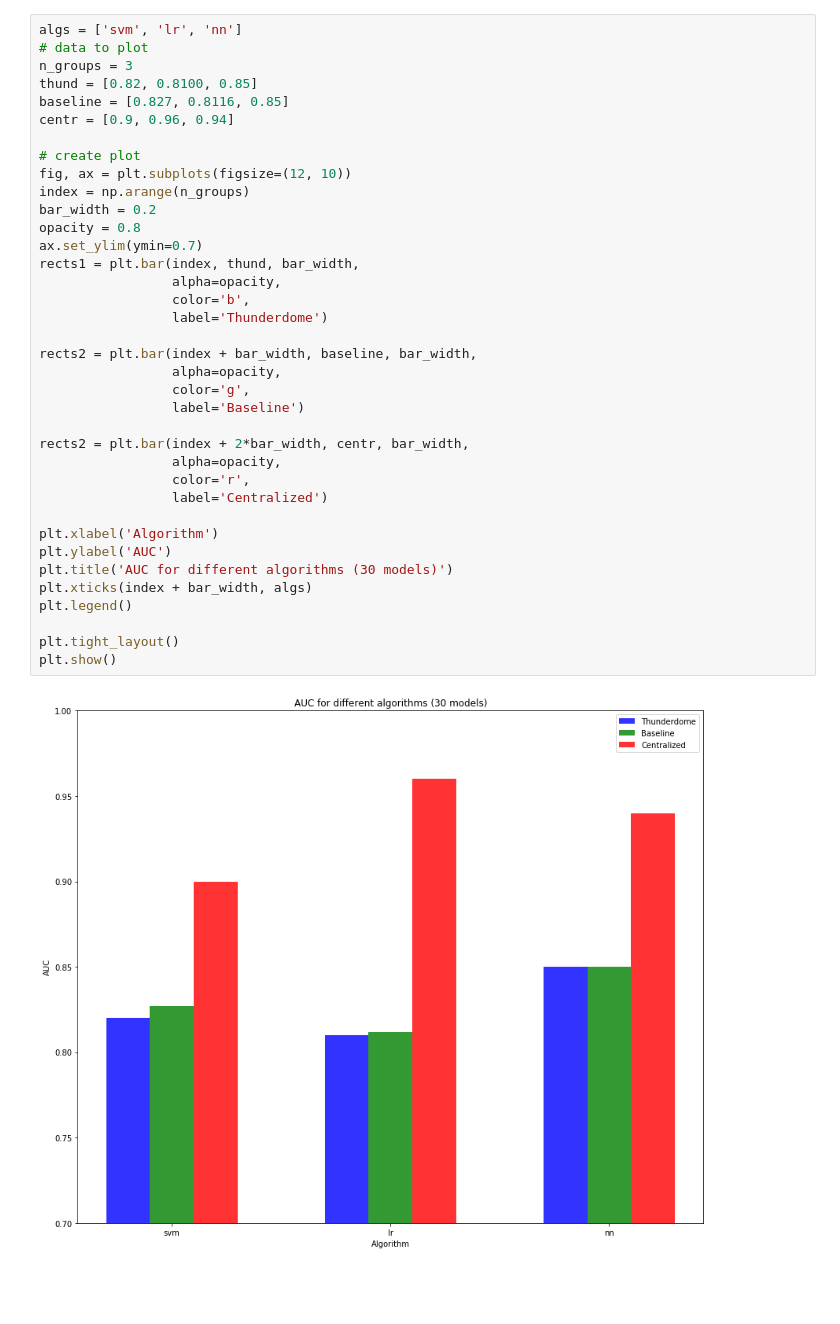
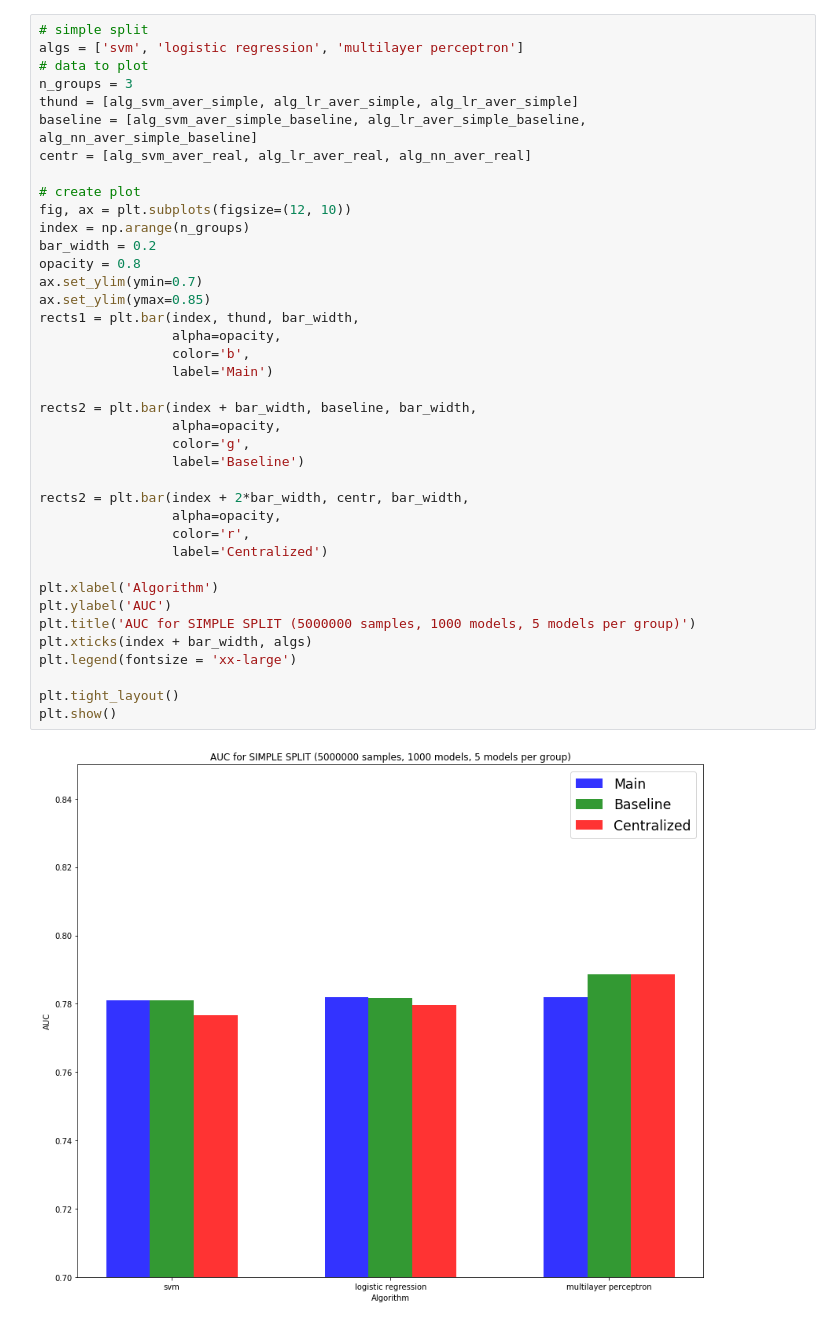
Before and after one commit to alisakhatipova/Parallel-Machine-Learning, a Jupyter notebook: split_exp.ipynb, the cells around one changed output. Saved outputs shown, nothing was run; the diff lists cells and outputs as text; blank space fills up the shorter version.

```diff
--- a/split_exp.ipynb
+++ b/split_exp.ipynb
@@ -5,40 +58,42 @@ import matplotlib.pyplot as plt
 # %%
-algs = ['svm', 'lr', 'nn']
+# simple split
+algs = ['svm', 'logistic regression', 'multilayer perceptron']
 # data to plot
 n_groups = 3
-thund = [0.82, 0.8100, 0.85]
-baseline = [0.827, 0.8116, 0.85]
-centr = [0.9, 0.96, 0.94]
+thund = [alg_svm_aver_simple, alg_lr_aver_simple, alg_lr_aver_simple]
+baseline = [alg_svm_aver_simple_baseline, alg_lr_aver_simple_baseline, alg_nn_aver_simple_baseline]
+centr = [alg_svm_aver_real, alg_lr_aver_real, alg_nn_aver_real]
 
 # create plot
 fig, ax = plt.subplots(figsize=(12, 10))
 index = np.arange(n_groups)
 bar_width = 0.2
 opacity = 0.8
 ax.set_ylim(ymin=0.7)
+ax.set_ylim(ymax=0.85)
 rects1 = plt.bar(index, thund, bar_width,
                  alpha=opacity,
                  color='b',
-                 label='Thunderdome')
+                 label='Main')
 
 rects2 = plt.bar(index + bar_width, baseline, bar_width,
                  alpha=opacity,
                  color='g',
                  label='Baseline')
 
 rects2 = plt.bar(index + 2*bar_width, centr, bar_width,
                  alpha=opacity,
                  color='r',
                  label='Centralized')
 
 plt.xlabel('Algorithm')
 plt.ylabel('AUC')
-plt.title('AUC for different algorithms (30 models)')
+plt.title('AUC for SIMPLE SPLIT (5000000 samples, 1000 models, 5 models per group)')
 plt.xticks(index + bar_width, algs)
-plt.legend()
+plt.legend(fontsize = 'xx-large')
 
 plt.tight_layout()
 plt.show()
 # %% [output]
-[figure, old version]
+[figure, new version]
 # %%
```
Also changed, not shown: parts of 7 cells of this notebook, 1 other file.
